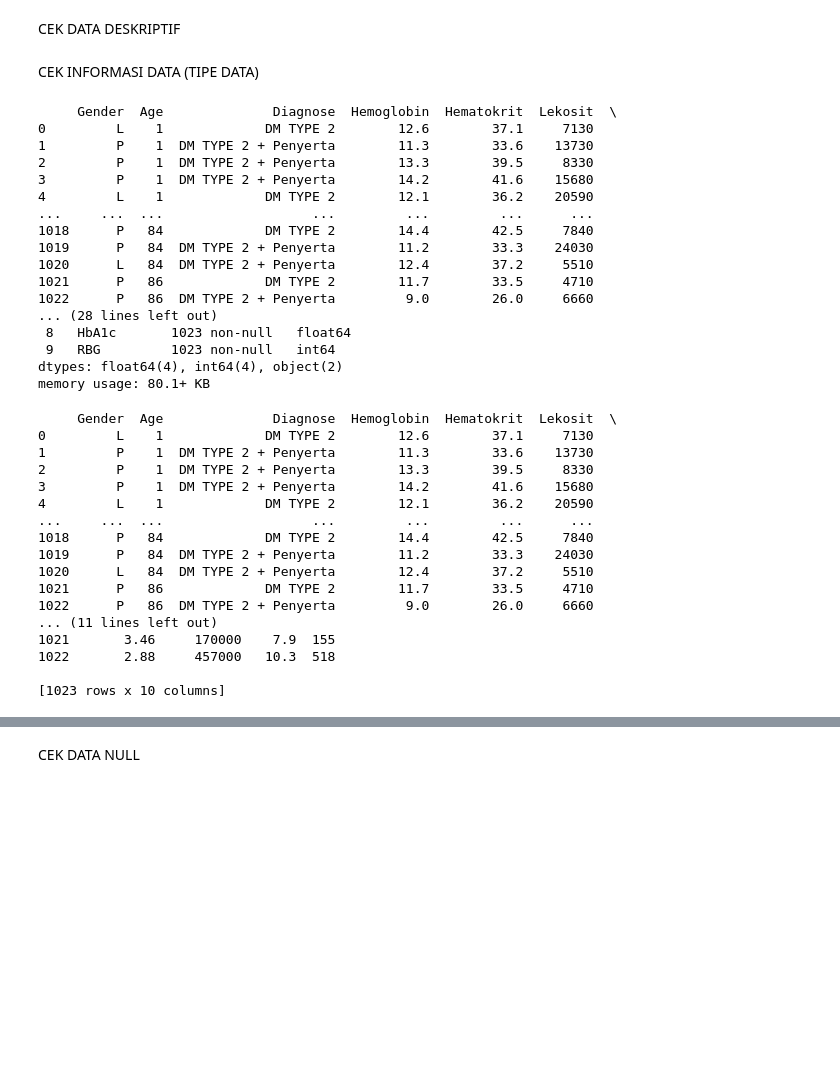
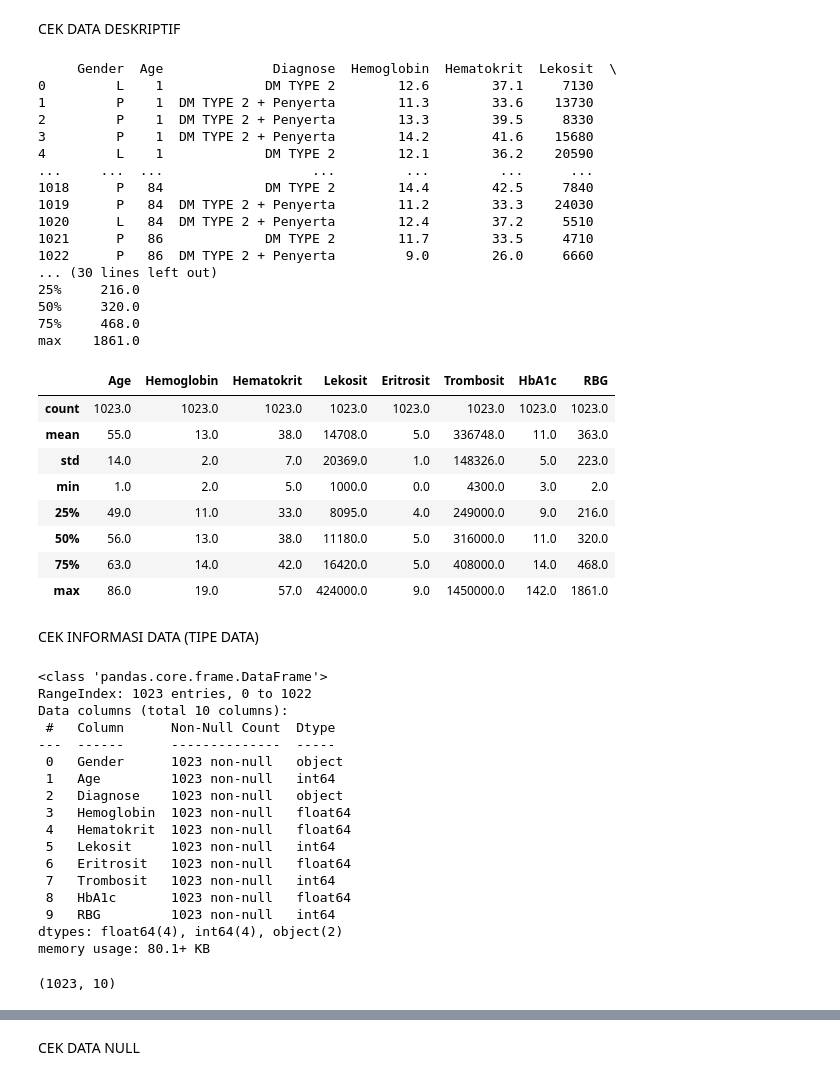
Before and after one commit to dzulfiqar03/IS-06-01_Tugas-Data-Mining_Muhammad-Dzulfiqar_1204220062, a Jupyter notebook: data_understanding.ipynb, the cells around one changed output, grey strips where cells are left out. Saved outputs shown, nothing was run; the diff lists cells and outputs as text; code cells hidden in the pictures; blank space fills up the shorter version.

Commit message:
Tugas - Metodologi Data Mining 1

```diff
--- a/data_understanding.ipynb
+++ b/data_understanding.ipynb
@@ -30,49 +30,63 @@ CEK DATA DESKRIPTIF
 # %%
 def deskripsi_data():
     df = show_data(path)
-    deskripsi = df.describe()
+    deskripsi = df.describe().round(0)
     print(deskripsi)
     return deskripsi
+
+deskripsi_data()
+# %% [output]
+     Gender  Age              Diagnose  Hemoglobin  Hematokrit  Lekosit  \
+0         L    1             DM TYPE 2        12.6        37.1     7130
+1         P    1  DM TYPE 2 + Penyerta        11.3        33.6    13730
+2         P    1  DM TYPE 2 + Penyerta        13.3        39.5     8330
+3         P    1  DM TYPE 2 + Penyerta        14.2        41.6    15680
+4         L    1             DM TYPE 2        12.1        36.2    20590
+...     ...  ...                   ...         ...         ...      ...
+1018      P   84             DM TYPE 2        14.4        42.5     7840
+1019      P   84  DM TYPE 2 + Penyerta        11.2        33.3    24030
+1020      L   84  DM TYPE 2 + Penyerta        12.4        37.2     5510
+1021      P   86             DM TYPE 2        11.7        33.5     4710
+1022      P   86  DM TYPE 2 + Penyerta         9.0        26.0     6660
+... (30 lines left out)
+25%     216.0
+50%     320.0
+75%     468.0
+max    1861.0
+|  | Age | Hemoglobin | Hematokrit | Lekosit | Eritrosit | Trombosit | HbA1c | RBG |
+| count | 1023.0 | 1023.0 | 1023.0 | 1023.0 | 1023.0 | 1023.0 | 1023.0 | 1023.0 |
+| mean | 55.0 | 13.0 | 38.0 | 14708.0 | 5.0 | 336748.0 | 11.0 | 363.0 |
+| std | 14.0 | 2.0 | 7.0 | 20369.0 | 1.0 | 148326.0 | 5.0 | 223.0 |
+| min | 1.0 | 2.0 | 5.0 | 1000.0 | 0.0 | 4300.0 | 3.0 | 2.0 |
+| 25% | 49.0 | 11.0 | 33.0 | 8095.0 | 4.0 | 249000.0 | 9.0 | 216.0 |
+| 50% | 56.0 | 13.0 | 38.0 | 11180.0 | 5.0 | 316000.0 | 11.0 | 320.0 |
+| 75% | 63.0 | 14.0 | 42.0 | 16420.0 | 5.0 | 408000.0 | 14.0 | 468.0 |
+| max | 86.0 | 19.0 | 57.0 | 424000.0 | 9.0 | 1450000.0 | 142.0 | 1861.0 |
 # %% [markdown]
 CEK INFORMASI DATA (TIPE DATA)
 # %%
-info = show_data(path).info()
+info = df.info()
 # %% [output]
-     Gender  Age              Diagnose  Hemoglobin  Hematokrit  Lekosit  \
-0         L    1             DM TYPE 2        12.6        37.1     7130
-1         P    1  DM TYPE 2 + Penyerta        11.3        33.6    13730
-2         P    1  DM TYPE 2 + Penyerta        13.3        39.5     8330
-3         P    1  DM TYPE 2 + Penyerta        14.2        41.6    15680
-4         L    1             DM TYPE 2        12.1        36.2    20590
-...     ...  ...                   ...         ...         ...      ...
-1018      P   84             DM TYPE 2        14.4        42.5     7840
-1019      P   84  DM TYPE 2 + Penyerta        11.2        33.3    24030
-1020      L   84  DM TYPE 2 + Penyerta        12.4        37.2     5510
-1021      P   86             DM TYPE 2        11.7        33.5     4710
-1022      P   86  DM TYPE 2 + Penyerta         9.0        26.0     6660
-... (28 lines left out)
+<class 'pandas.core.frame.DataFrame'>
+RangeIndex: 1023 entries, 0 to 1022
+Data columns (total 10 columns):
+ #   Column      Non-Null Count  Dtype
+---  ------      --------------  -----
+ 0   Gender      1023 non-null   object
+ 1   Age         1023 non-null   int64
+ 2   Diagnose    1023 non-null   object
+ 3   Hemoglobin  1023 non-null   float64
+ 4   Hematokrit  1023 non-null   float64
+ 5   Lekosit     1023 non-null   int64
+ 6   Eritrosit   1023 non-null   float64
+ 7   Trombosit   1023 non-null   int64
  8   HbA1c       1023 non-null   float64
  9   RBG         1023 non-null   int64
 dtypes: float64(4), int64(4), object(2)
 memory usage: 80.1+ KB
 # %%
-shape = show_data(path).shape
+shape = df.shape
+print(shape)
 # %% [output]
-     Gender  Age              Diagnose  Hemoglobin  Hematokrit  Lekosit  \
-0         L    1             DM TYPE 2        12.6        37.1     7130
-1         P    1  DM TYPE 2 + Penyerta        11.3        33.6    13730
-2         P    1  DM TYPE 2 + Penyerta        13.3        39.5     8330
-3         P    1  DM TYPE 2 + Penyerta        14.2        41.6    15680
-4         L    1             DM TYPE 2        12.1        36.2    20590
-...     ...  ...                   ...         ...         ...      ...
-1018      P   84             DM TYPE 2        14.4        42.5     7840
-1019      P   84  DM TYPE 2 + Penyerta        11.2        33.3    24030
-1020      L   84  DM TYPE 2 + Penyerta        12.4        37.2     5510
-1021      P   86             DM TYPE 2        11.7        33.5     4710
-1022      P   86  DM TYPE 2 + Penyerta         9.0        26.0     6660
-... (11 lines left out)
-1021       3.46     170000    7.9  155
-1022       2.88     457000   10.3  518
-
-[1023 rows x 10 columns]
+(1023, 10)
 # %%
```
Also changed, not shown: parts of 4 cells of this notebook, 4 other files.
